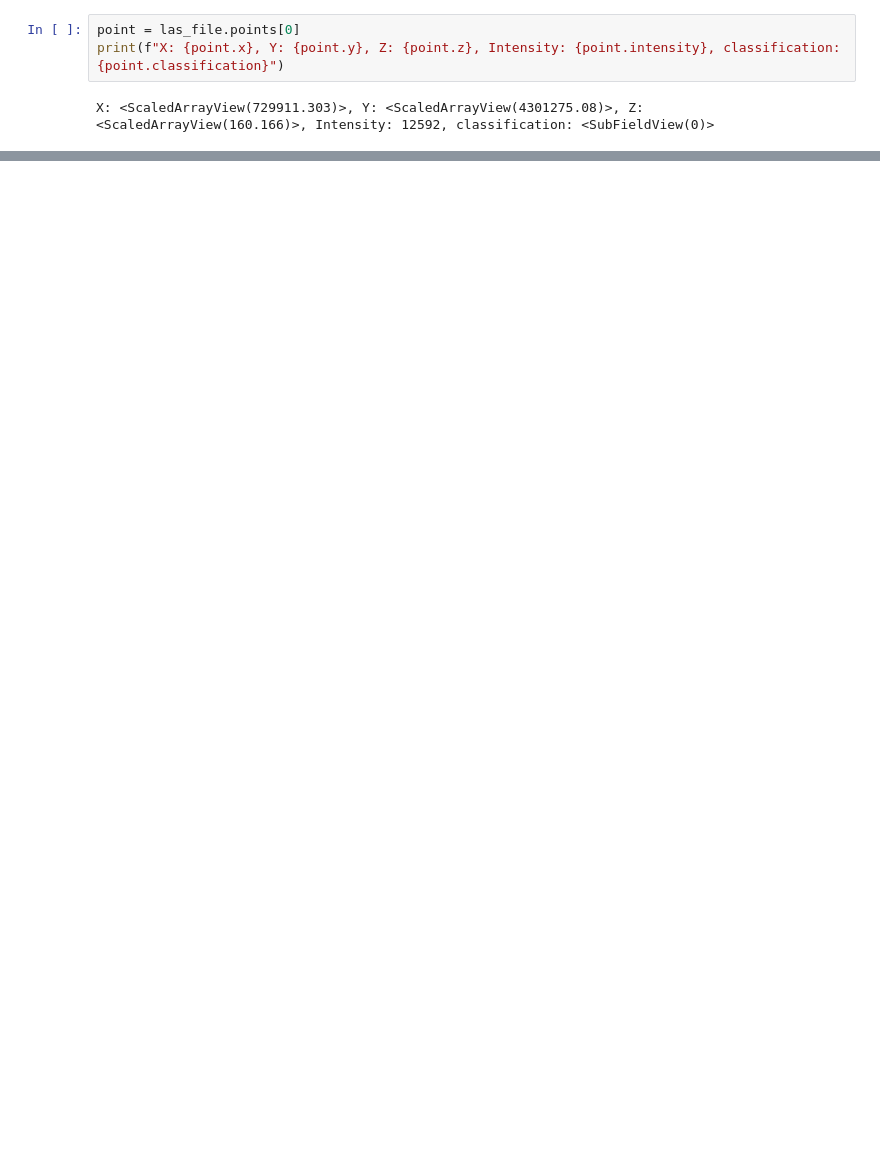
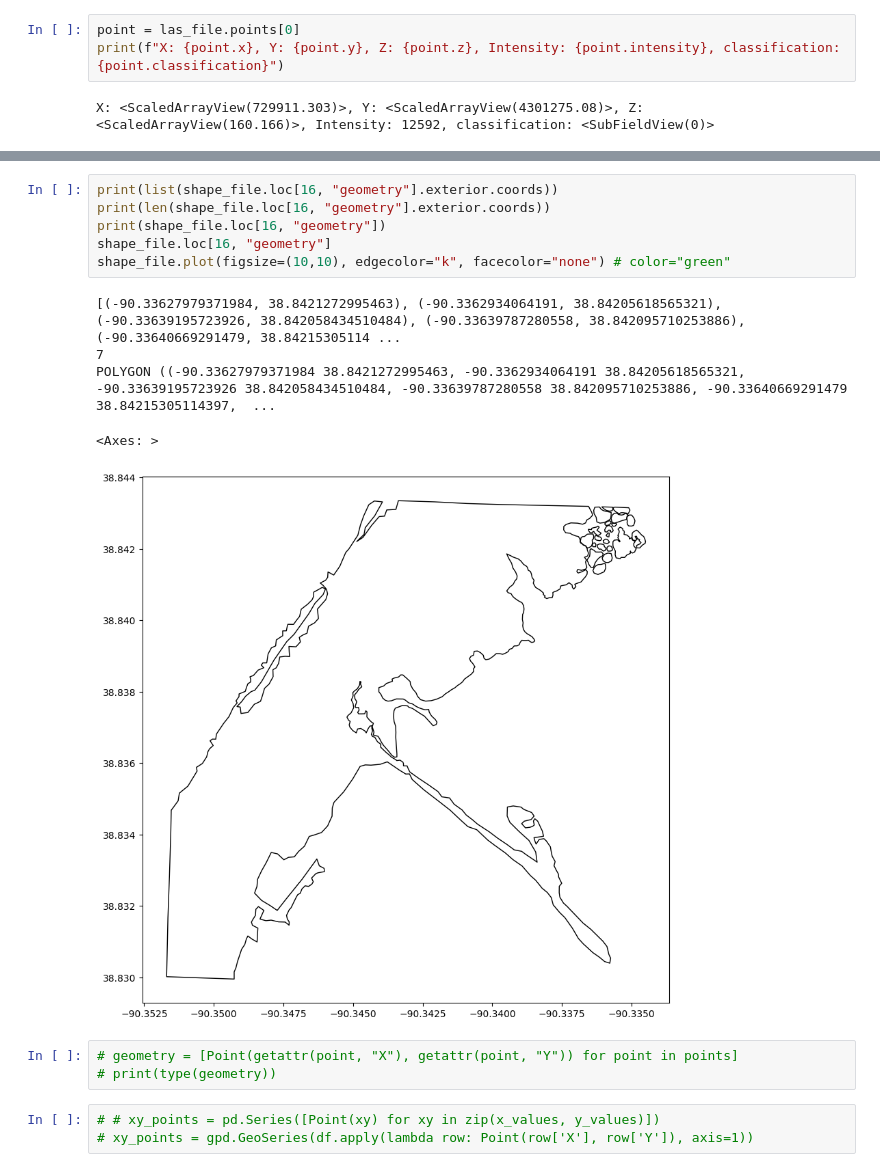
Before and after one commit to esatozholcek/Tree-Classification-Point-Cloud, a Jupyter notebook: project.ipynb, the cells around one changed output, grey strips where cells are left out. Cells and saved outputs as stored; diff of their text form; blank space fills up the shorter version.

```diff
--- a/project.ipynb
+++ b/project.ipynb
@@ -120,0 +335,18 @@ with fiona.open("data/SaintLouisTrees/SaintLouisTrees.shp") as shapefile:
+# %%
+print(list(shape_file.loc[16, "geometry"].exterior.coords))
+print(len(shape_file.loc[16, "geometry"].exterior.coords))
+print(shape_file.loc[16, "geometry"])
+shape_file.loc[16, "geometry"]
+shape_file.plot(figsize=(10,10), edgecolor="k", facecolor="none") # color="green"
+# %% [output]
+[(-90.33627979371984, 38.8421272995463), (-90.3362934064191, 38.84205618565321), (-90.33639195723926, 38.842058434510484), (-90.33639787280558, 38.842095710253886), (-90.33640669291479, 38.84215305114 ...
+7
+POLYGON ((-90.33627979371984 38.8421272995463, -90.3362934064191 38.84205618565321, -90.33639195723926 38.842058434510484, -90.33639787280558 38.842095710253886, -90.33640669291479 38.84215305114397,  ...
+<Axes: >
+[figure, added]
+# %%
+# geometry = [Point(getattr(point, "X"), getattr(point, "Y")) for point in points]
+# print(type(geometry))
+# %%
+# # xy_points = pd.Series([Point(xy) for xy in zip(x_values, y_values)])
+# xy_points = gpd.GeoSeries(df.apply(lambda row: Point(row['X'], row['Y']), axis=1))
```
Also changed, not shown: parts of 33 cells of this notebook, 6 other files.
